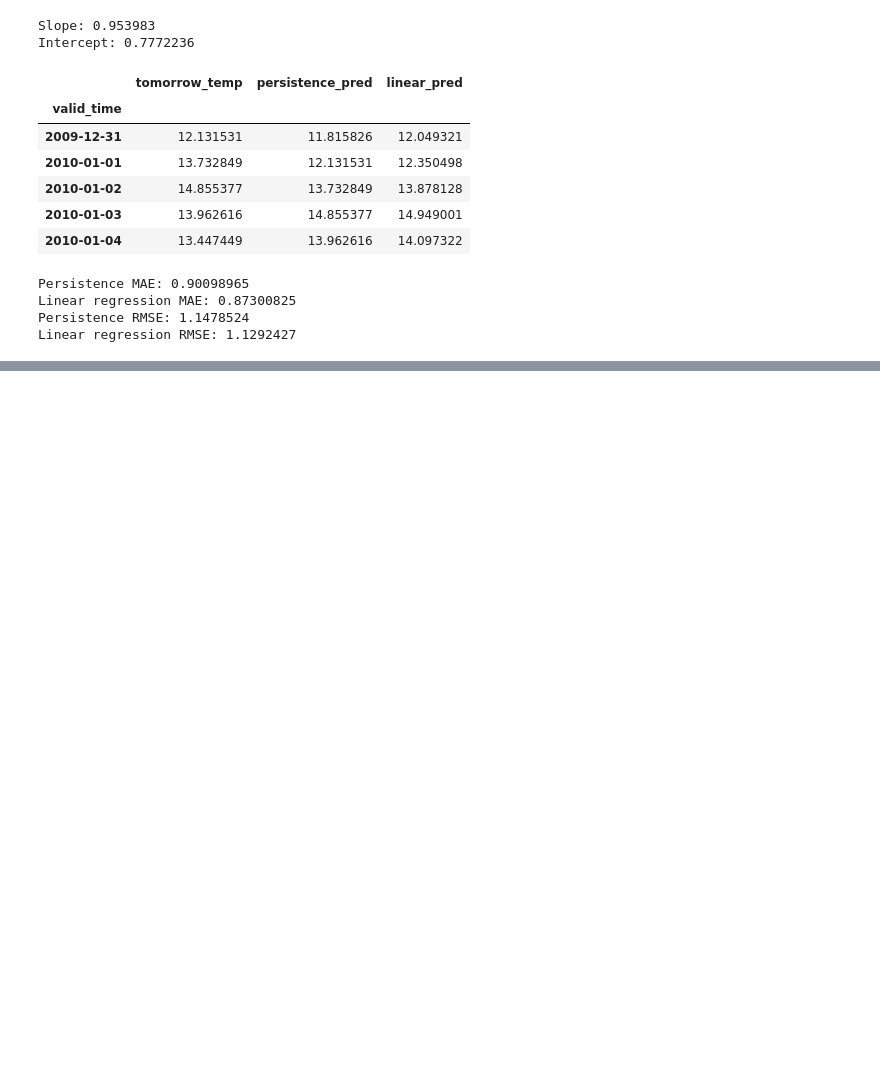
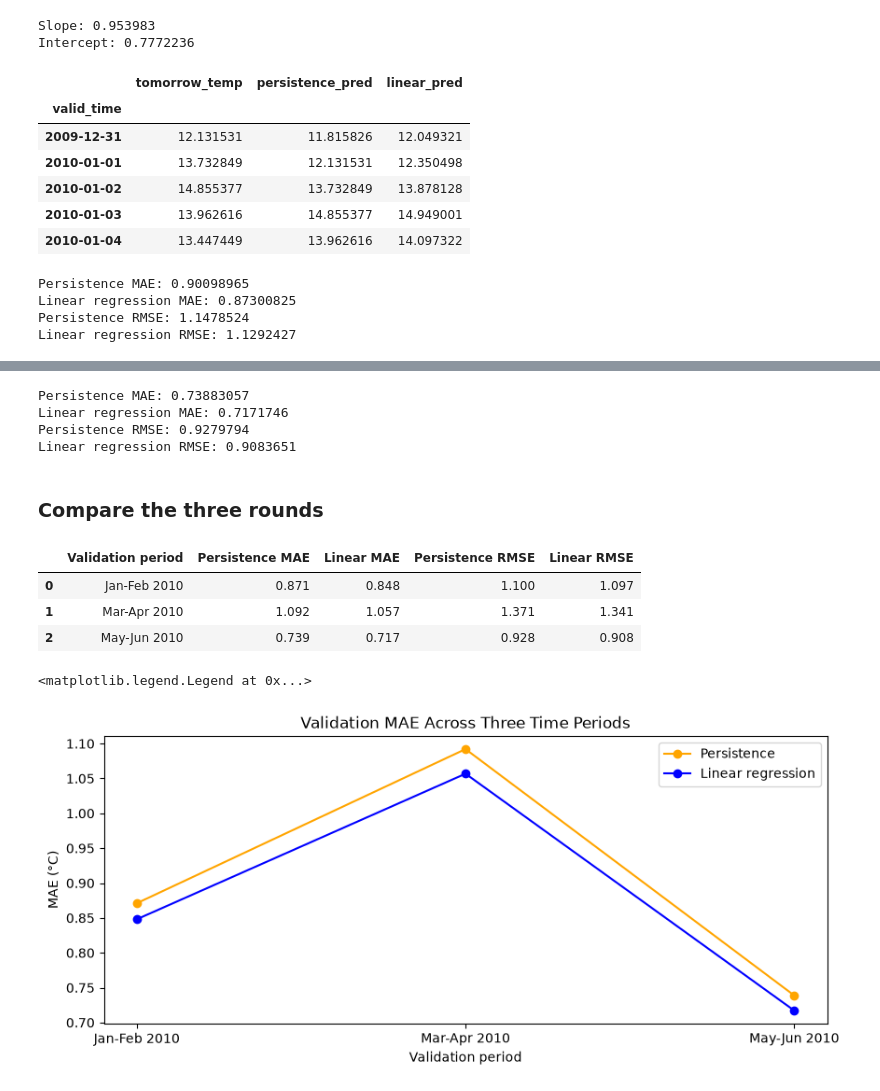
Before and after one commit to yiksu1312/AISCI290A_WP, a Jupyter notebook: notebooks/02_temperature_only_v1.ipynb, the cells around one changed output, grey strips where cells are left out. Drawn from its saved outputs; the diff is of its cells as text; code cells hidden in the pictures; blank space fills up the shorter version.

Commit message:
Organize temperature notebook and save rolling-feature comparisons

```diff
--- a/notebooks/02_progress1027.ipynb
+++ b/notebooks/02_temperature_only_v1.ipynb
@@ -471,0 +716,8 @@ Both errors were slightly lower than persistence: MAE decreased by about 3.1% an
+# %%
+# Predict the next-day temperatures for this validation period.
+X_val_3 = val_3[["today_temp"]]
+val_3["linear_pred"] = reg_3.predict(X_val_3)
+
+val_3["persistence_pred"] = val_3["today_temp"]
+
+val_3[["tomorrow_temp", "persistence_pred", "linear_pred"]].head()
@@ -471,0 +732,64 @@ Both errors were slightly lower than persistence: MAE decreased by about 3.1% an
+# %%
+# Compare the predictions with the real temperatures using MAE and RMSE.
+persistence_errors_3 = val_3["persistence_pred"] - val_3["tomorrow_temp"]
+linear_errors_3 = val_3["linear_pred"] - val_3["tomorrow_temp"]
+
+persistence_mae_3 = persistence_errors_3.abs().mean()
+linear_mae_3 = linear_errors_3.abs().mean()
+
+persistence_rmse_3 = ((persistence_errors_3 ** 2).mean()) ** 0.5
+linear_rmse_3 = ((linear_errors_3 ** 2).mean()) ** 0.5
+
+
+print("Persistence MAE:", persistence_mae_3)
+print("Linear regression MAE:", linear_mae_3)
+print("Persistence RMSE:", persistence_rmse_3)
+print("Linear regression RMSE:", linear_rmse_3)
+# %% [output]
+Persistence MAE: 0.73883057
+Linear regression MAE: 0.7171746
+Persistence RMSE: 0.9279794
+Linear regression RMSE: 0.9083651
+# %% [markdown]
+### Compare the three rounds
+# %%
+# Put the three rounds into a table.
+results = pd.DataFrame({
+    "Validation period": ["Jan-Feb 2010", "Mar-Apr 2010", "May-Jun 2010"],
+    "Persistence MAE": [
+        persistence_mae_1, persistence_mae_2, persistence_mae_3
+    ],
+    "Linear MAE": [
+        linear_mae_1, linear_mae_2, linear_mae_3
+    ],
+    "Persistence RMSE": [
+        persistence_rmse_1, persistence_rmse_2, persistence_rmse_3
+    ],
+    "Linear RMSE": [
+        linear_rmse_1, linear_rmse_2, linear_rmse_3
+    ]
+})
+
+results.round(3)
+# %% [output]
+|  | Validation period | Persistence MAE | Linear MAE | Persistence RMSE | Linear RMSE |
+| 0 | Jan-Feb 2010 | 0.871 | 0.848 | 1.100 | 1.097 |
+| 1 | Mar-Apr 2010 | 1.092 | 1.057 | 1.371 | 1.341 |
+| 2 | May-Jun 2010 | 0.739 | 0.717 | 0.928 | 0.908 |
+# %%
+# Plot MAE for the two models.
+fig, ax = plt.subplots(figsize=(10, 4))
+
+ax.plot(results["Validation period"], results["Persistence MAE"],
+        marker="o", color="orange", label="Persistence")
+
+ax.plot(results["Validation period"], results["Linear MAE"],
+        marker="o", color="blue", label="Linear regression")
+
+ax.set_xlabel("Validation period")
+ax.set_ylabel("MAE (°C)")
+ax.set_title("Validation MAE Across Three Time Periods")
+ax.legend()
+# %% [output]
+<matplotlib.legend.Legend at 0x...>
+[figure, added]
```
Also changed, not shown: parts of 109 cells of this notebook, 3 other files.
